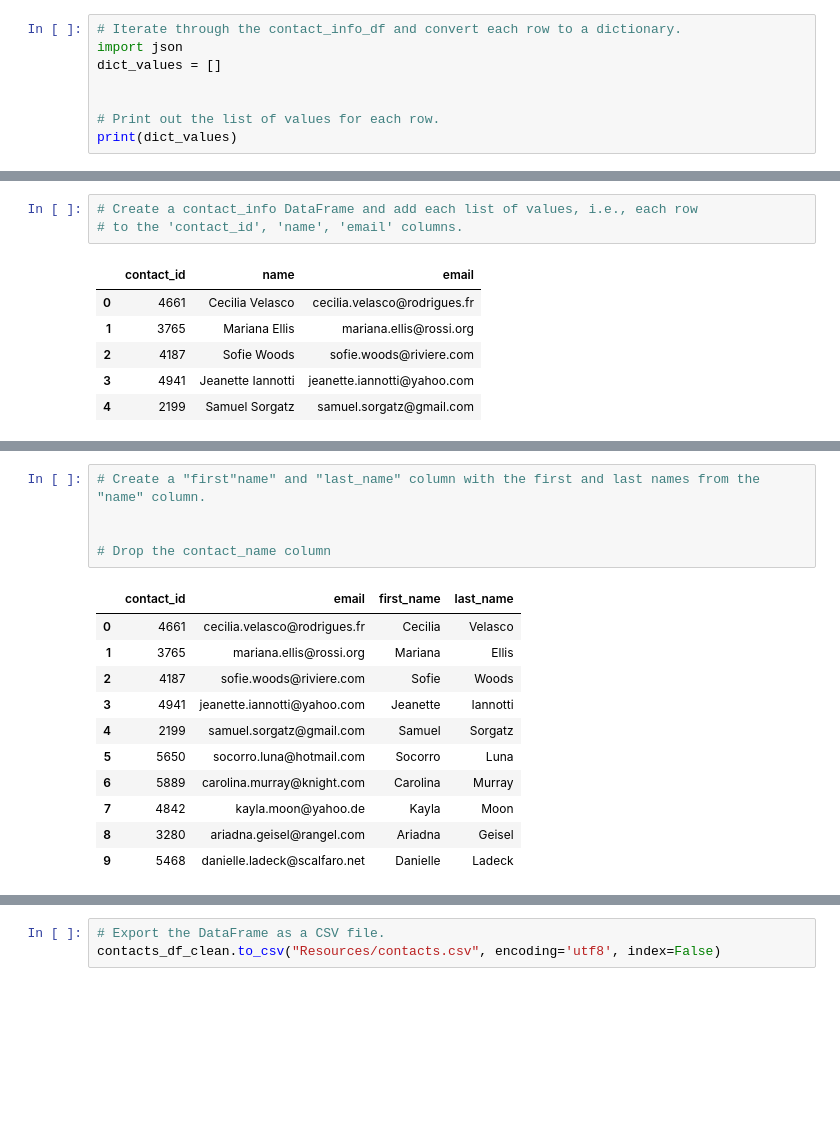
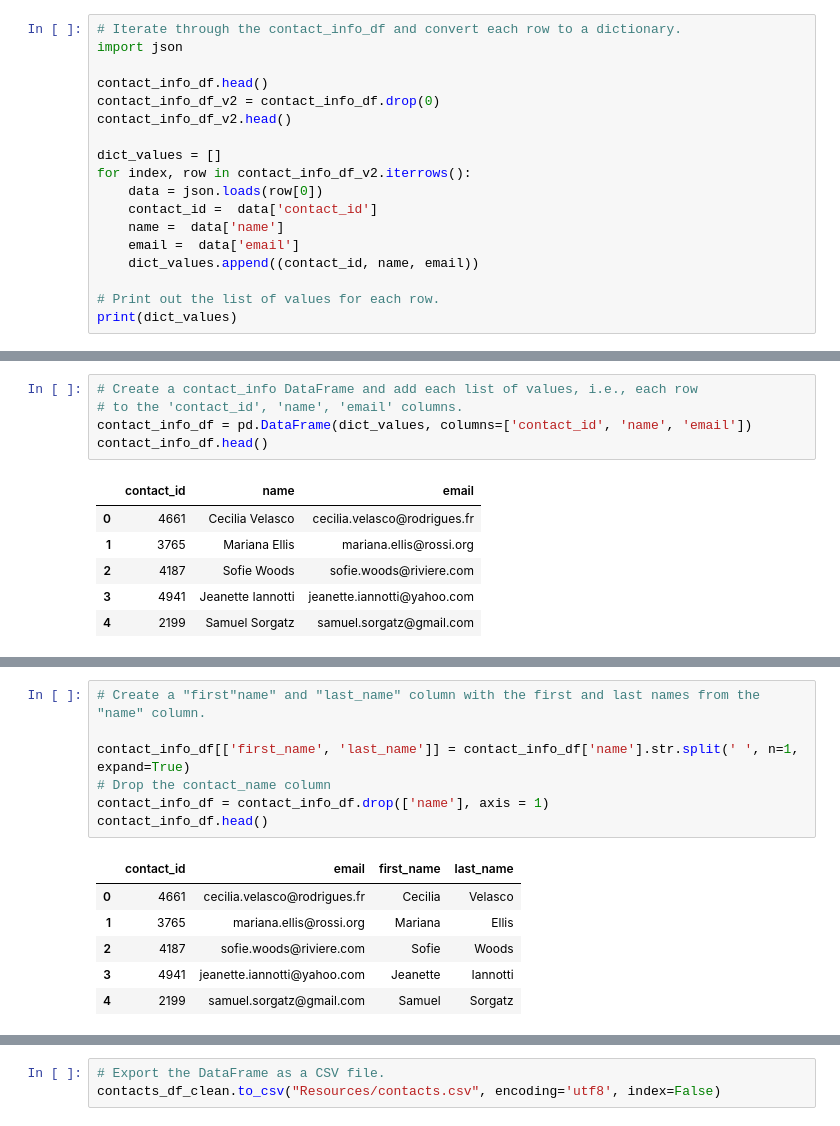
Before and after one commit to loncho95/Crowdfunding_ETL, a Jupyter notebook: ETL_Mini_Project_Starter_Code.ipynb, the cells around one changed output, grey strips where cells are left out. Cells and saved outputs as stored; diff of their text form; blank space fills up the shorter version.

```diff
--- a/ETL_Mini_Project_Starter_Code.ipynb
+++ b/ETL_Mini_Project_Starter_Code.ipynb
@@ -327,8 +327,18 @@ Then export the DataFrame as a `contacts.csv` CSV file.
 # %%
 # Iterate through the contact_info_df and convert each row to a dictionary.
 import json
+
+contact_info_df.head()
+contact_info_df_v2 = contact_info_df.drop(0)
+contact_info_df_v2.head()
+
 dict_values = []
-
+for index, row in contact_info_df_v2.iterrows():
+    data = json.loads(row[0])
+    contact_id =  data['contact_id']
+    name =  data['name']
+    email =  data['email']
+    dict_values.append((contact_id, name, email))
 
 # Print out the list of values for each row.
 print(dict_values)
@@ -337,6 +347,8 @@ print(dict_values)
 # %%
 # Create a contact_info DataFrame and add each list of values, i.e., each row
 # to the 'contact_id', 'name', 'email' columns.
+contact_info_df = pd.DataFrame(dict_values, columns=['contact_id', 'name', 'email'])
+contact_info_df.head()
 # %% [output]
 |  | contact_id | name | email |
 | 0 | 4661 | Cecilia Velasco | cecilia.velasco@rodrigues.fr |
@@ -360,19 +373,16 @@ memory usage: 23.6+ KB
 # %%
 # Create a "first"name" and "last_name" column with the first and last names from the "name" column.
 
-
+contact_info_df[['first_name', 'last_name']] = contact_info_df['name'].str.split(' ', n=1, expand=True)
 # Drop the contact_name column
+contact_info_df = contact_info_df.drop(['name'], axis = 1)
+contact_info_df.head()
 # %% [output]
 |  | contact_id | email | first_name | last_name |
 | 0 | 4661 | cecilia.velasco@rodrigues.fr | Cecilia | Velasco |
 | 1 | 3765 | mariana.ellis@rossi.org | Mariana | Ellis |
 | 2 | 4187 | sofie.woods@riviere.com | Sofie | Woods |
 | 3 | 4941 | jeanette.iannotti@yahoo.com | Jeanette | Iannotti |
 | 4 | 2199 | samuel.sorgatz@gmail.com | Samuel | Sorgatz |
-| 5 | 5650 | socorro.luna@hotmail.com | Socorro | Luna |
-| 6 | 5889 | carolina.murray@knight.com | Carolina | Murray |
-| 7 | 4842 | kayla.moon@yahoo.de | Kayla | Moon |
-| 8 | 3280 | ariadna.geisel@rangel.com | Ariadna | Geisel |
-| 9 | 5468 | danielle.ladeck@scalfaro.net | Danielle | Ladeck |
 # %%
 # Reorder the columns
```
Also changed, not shown: parts of 4 cells of this notebook, 1 other file.
